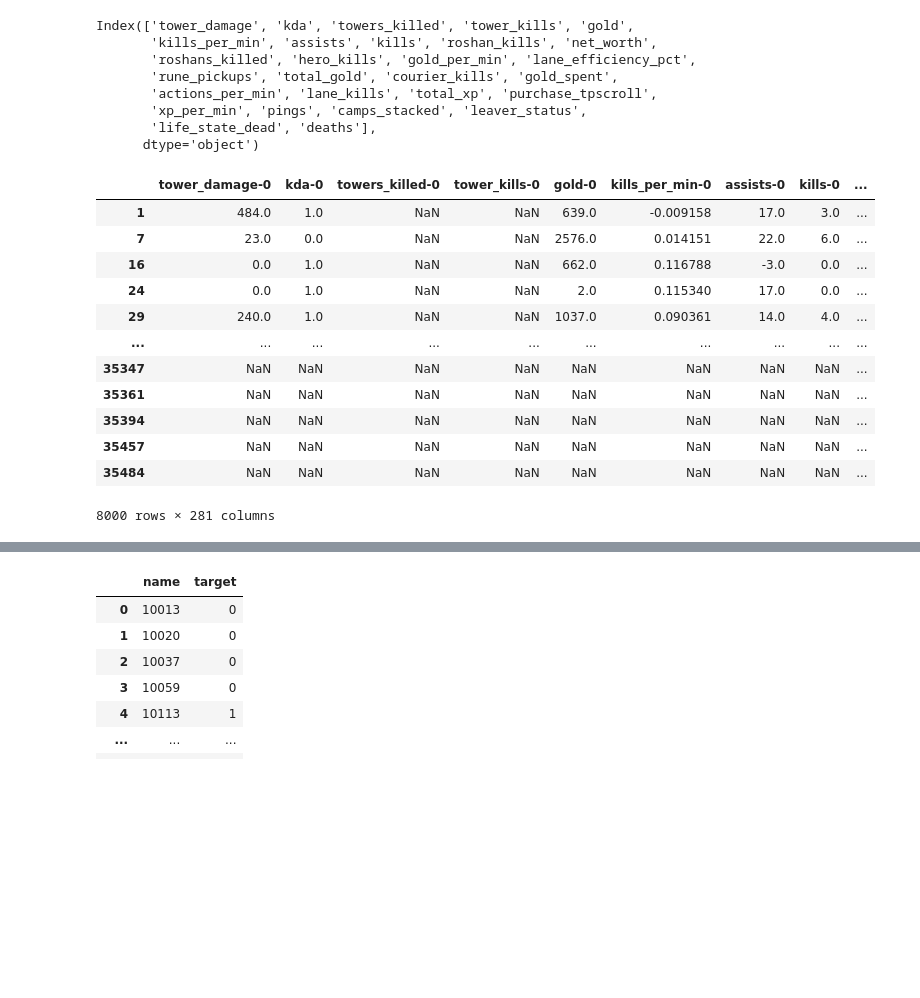
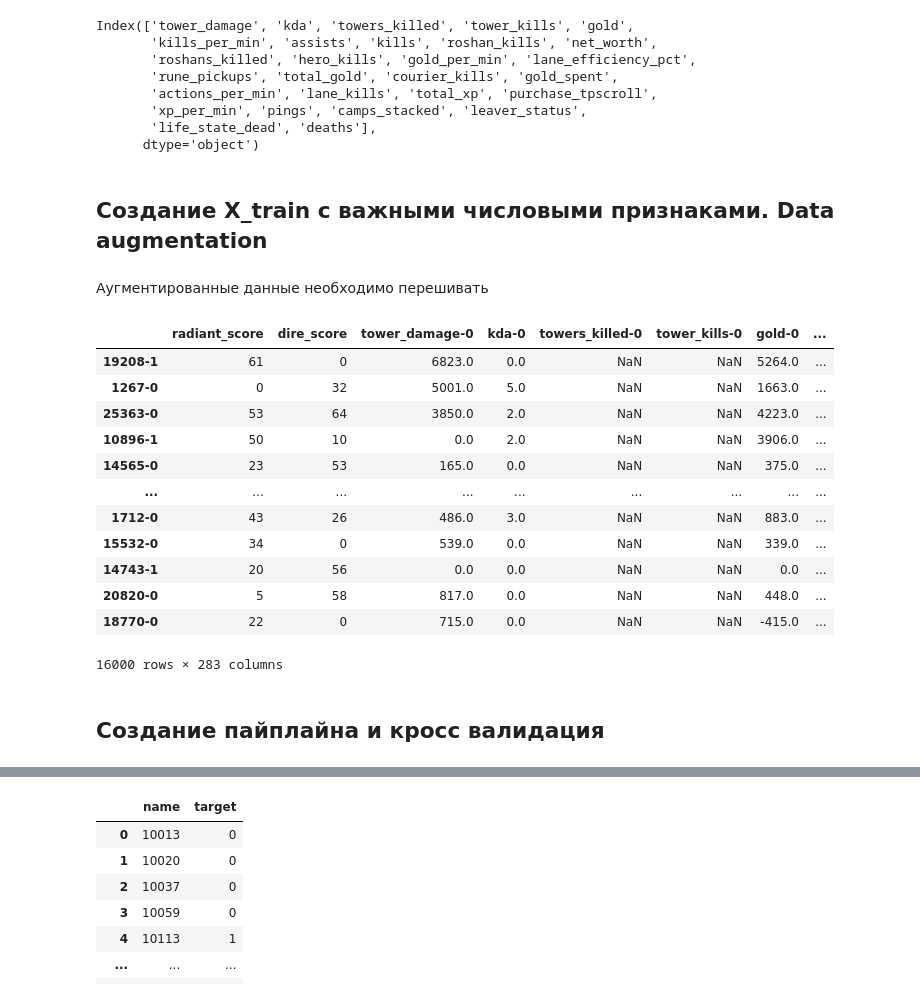
Before and after one commit to MichaelYaskevich/urfu-ml-dota, a Jupyter notebook: src/Dota.ipynb, the cells around one changed output, grey strips where cells are left out. Drawn from its saved outputs; the diff is of its cells as text; code cells hidden in the pictures; blank space fills up the shorter version.

Commit message:
f1_score=0.9914, только численные данные, data augmentation, провека проблемных ответов, GradientBoosting

```diff
--- a/src/Dota.ipynb
+++ b/src/Dota.ipynb
@@ -74,9 +227,13 @@ players_matrix
 # %%
-num_cols = [col for col in players_matrix.columns
+num_cols_players = [col for col in players_matrix.columns
             if players_matrix[col].dtype in ['int64', 'float64']]
 
-cat_cols = [col for col in players_matrix.columns if
+cat_cols_players = [col for col in players_matrix.columns if
             players_matrix[col].dtype == "object"]
 
-bool_cols = [col for col in players_matrix.columns if
+bool_cols_players = [col for col in players_matrix.columns if
              players_matrix[col].dtype == 'bool']
+print(f'num_cols: {len(num_cols_players)}')
+print(f'cat_cols: {len(cat_cols_players)}')
+print(f'bool_cols: {len(bool_cols_players)}')
+assert len(num_cols_players) + len(cat_cols_players) + len(bool_cols_players) == players_matrix.shape[1]
@@ -103,5 +244,5 @@ players_matrix.shape
 # %%
-na_count = players_matrix[num_cols].isna().sum().sort_values(ascending=False)
+na_count = players_matrix[num_cols_players].isna().sum().sort_values(ascending=False)
 na_count
 # %% [output]
 purchase_rapier           35842
@@ -135,38 +287,62 @@ Index(['tower_damage', 'kda', 'towers_killed', 'tower_kills', 'gold',
        'xp_per_min', 'pings', 'camps_stacked', 'leaver_status',
        'life_state_dead', 'deaths'],
       dtype='object')
+# %% [markdown]
+## Создание X_train с важными числовыми признаками. Data augmentation
 # %%
 X_dict = {}
-for k in raw_data.keys():
-    players_in_game = {}
+for k in tqdm(raw_data.keys()):
+    game = {}
+    reversed_game = {} # меняем команды местами
+    radiant_score, dire_score = important_num_game_cols
+    game[radiant_score] = raw_data[k][radiant_score]
+    game[dire_score] = raw_data[k][dire_score]
+    reversed_game[radiant_score] = game[dire_score]
+    reversed_game[dire_score] = game[radiant_score]
+
+    j, z = np.random.randint(5, 10, size=2) # будем свапать игроков из ондной группы в reversed_game
     for i, player in enumerate(raw_data[k]['players']):
+        w = i
+        if i == j:
+            w = z
+        elif i == z:
+            w = j
         for col in important_num_player_cols:
             if col not in player:
-                players_in_game[f'{col}-{i}'] = None
+                game[f'{col}-{i}'] = None
+                reversed_game[f'{col}-{9 - w}'] = None
             else:
-                players_in_game[f'{col}-{i}'] = player[col]
-    players_in_game['target'] = int(y.loc[k])
-    X_dict[k] = players_in_game
+                game[f'{col}-{i}'] = player[col]
+                reversed_game[f'{col}-{9 - w}'] = player[col]
+    game['target'] = int(y.loc[k])
+    reversed_game['target'] = 1 - game['target']
+    X_dict[f'{k}-0'] = game
+    X_dict[f'{k}-1'] = reversed_game
+# %% [markdown]
+Аугментированные данные необходимо перешивать
 # %%
-X = pd.DataFrame.from_dict(X_dict, orient='index')
+from sklearn.utils import shuffle
+X = shuffle(pd.DataFrame.from_dict(X_dict, orient='index'))
 X
 # %% [output]
-|  | tower_damage-0 | kda-0 | towers_killed-0 | tower_kills-0 | gold-0 | kills_per_min-0 | assists-0 | kills-0 | ... |
-| 1 | 484.0 | 1.0 | NaN | NaN | 639.0 | -0.009158 | 17.0 | 3.0 | ... |
-| 7 | 23.0 | 0.0 | NaN | NaN | 2576.0 | 0.014151 | 22.0 | 6.0 | ... |
-| 16 | 0.0 | 1.0 | NaN | NaN | 662.0 | 0.116788 | -3.0 | 0.0 | ... |
-| 24 | 0.0 | 1.0 | NaN | NaN | 2.0 | 0.115340 | 17.0 | 0.0 | ... |
-| 29 | 240.0 | 1.0 | NaN | NaN | 1037.0 | 0.090361 | 14.0 | 4.0 | ... |
-| ... | ... | ... | ... | ... | ... | ... | ... | ... | ... |
-| 35347 | NaN | NaN | NaN | NaN | NaN | NaN | NaN | NaN | ... |
-| 35361 | NaN | NaN | NaN | NaN | NaN | NaN | NaN | NaN | ... |
-| 35394 | NaN | NaN | NaN | NaN | NaN | NaN | NaN | NaN | ... |
-| 35457 | NaN | NaN | NaN | NaN | NaN | NaN | NaN | NaN | ... |
-| 35484 | NaN | NaN | NaN | NaN | NaN | NaN | NaN | NaN | ... |
+|  | radiant_score | dire_score | tower_damage-0 | kda-0 | towers_killed-0 | tower_kills-0 | gold-0 | ... |
+| 19208-1 | 61 | 0 | 6823.0 | 0.0 | NaN | NaN | 5264.0 | ... |
+| 1267-0 | 0 | 32 | 5001.0 | 5.0 | NaN | NaN | 1663.0 | ... |
+| 25363-0 | 53 | 64 | 3850.0 | 2.0 | NaN | NaN | 4223.0 | ... |
+| 10896-1 | 50 | 10 | 0.0 | 2.0 | NaN | NaN | 3906.0 | ... |
+| 14565-0 | 23 | 53 | 165.0 | 0.0 | NaN | NaN | 375.0 | ... |
+| ... | ... | ... | ... | ... | ... | ... | ... | ... |
+| 1712-0 | 43 | 26 | 486.0 | 3.0 | NaN | NaN | 883.0 | ... |
+| 15532-0 | 34 | 0 | 539.0 | 0.0 | NaN | NaN | 339.0 | ... |
+| 14743-1 | 20 | 56 | 0.0 | 0.0 | NaN | NaN | 0.0 | ... |
+| 20820-0 | 5 | 58 | 817.0 | 0.0 | NaN | NaN | 448.0 | ... |
+| 18770-0 | 22 | 0 | 715.0 | 0.0 | NaN | NaN | -415.0 | ... |
-8000 rows × 281 columns
+16000 rows × 283 columns
 # %%
 X_train = X[X.columns[:-1]]
 y_train = X['target']
+# %% [markdown]
+## Создание пайплайна и кросс валидация
 # %%
 from sklearn.impute import SimpleImputer
 from sklearn.ensemble import GradientBoostingClassifier
```
Also changed, not shown: parts of 53 cells of this notebook, 1 other file.
